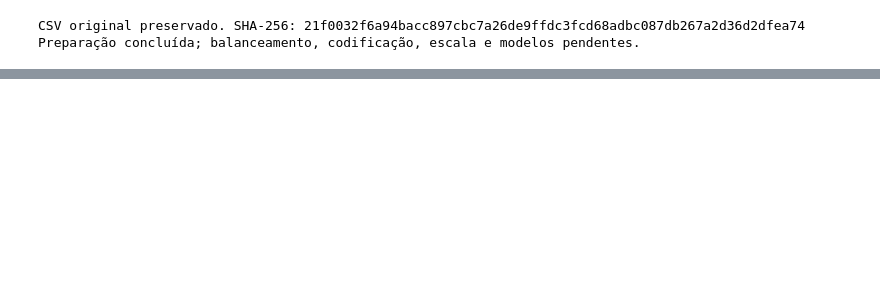
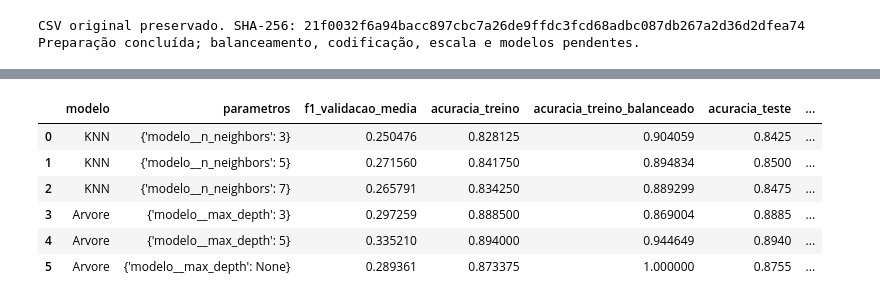
Before and after one commit to fabcosta-br/t4-manutencao-preditiva, a Jupyter notebook: projeto_final.ipynb, the cells around one changed output, grey strips where cells are left out. Saved outputs shown, nothing was run; the diff lists cells and outputs as text; code cells hidden in the pictures; blank space fills up the shorter version.

```diff
--- a/projeto_final.ipynb
+++ b/projeto_final.ipynb
@@ -267,0 +442,36 @@ Preparação concluída; balanceamento, codificação, escala e modelos pendente
+# %%
+linhas_comparativo = []
+for nome, busca in buscas.items():
+    for indice, parametros in enumerate(busca.cv_results_['params']):
+        if parametros == escolhas_congeladas[nome]:
+            modelo_ajustado = modelos_finais[nome]
+        else:
+            modelo_ajustado = clone(pipelines[nome]).set_params(**parametros)
+            modelo_ajustado.fit(X_treino_bruto, y_treino)
+        acuracia_treino = accuracy_score(y_treino, modelo_ajustado.predict(X_treino_bruto))
+        acuracia_teste = accuracy_score(y_teste, modelo_ajustado.predict(X_teste_bruto))
+        indices_balanceados = modelo_ajustado.named_steps['balanceamento'].sample_indices_
+        treino_transformado = modelo_ajustado.named_steps['preparacao'].transform(X_treino_bruto)
+        previsao_balanceada = modelo_ajustado.named_steps['modelo'].predict(
+            treino_transformado[indices_balanceados])
+        acuracia_balanceada = accuracy_score(y_treino.iloc[indices_balanceados], previsao_balanceada)
+        linhas_comparativo.append({
+            'modelo': nome, 'parametros': str(parametros),
+            'f1_validacao_media': float(busca.cv_results_['mean_test_f1'][indice]),
+            'acuracia_treino': acuracia_treino,
+            'acuracia_treino_balanceado': acuracia_balanceada,
+            'acuracia_teste': acuracia_teste,
+            'diferenca_treino_teste': acuracia_treino - acuracia_teste,
+            'selecionado_por_cv': parametros == escolhas_congeladas[nome],
+        })
+comparativo_configuracoes = pd.DataFrame(linhas_comparativo)
+display(comparativo_configuracoes)
+assert json.dumps(escolhas_congeladas, sort_keys=True) == registro_escolhas
+# %% [output]
+|  | modelo | parametros | f1_validacao_media | acuracia_treino | acuracia_treino_balanceado | acuracia_teste | ... |
+| 0 | KNN | {'modelo__n_neighbors': 3} | 0.250476 | 0.828125 | 0.904059 | 0.8425 | ... |
+| 1 | KNN | {'modelo__n_neighbors': 5} | 0.271560 | 0.841750 | 0.894834 | 0.8500 | ... |
+| 2 | KNN | {'modelo__n_neighbors': 7} | 0.265791 | 0.834250 | 0.889299 | 0.8475 | ... |
+| 3 | Arvore | {'modelo__max_depth': 3} | 0.297259 | 0.888500 | 0.869004 | 0.8885 | ... |
+| 4 | Arvore | {'modelo__max_depth': 5} | 0.335210 | 0.894000 | 0.944649 | 0.8940 | ... |
+| 5 | Arvore | {'modelo__max_depth': None} | 0.289361 | 0.873375 | 1.000000 | 0.8755 | ... |
```
Also changed, not shown: parts of 18 cells of this notebook, 3 other files.
